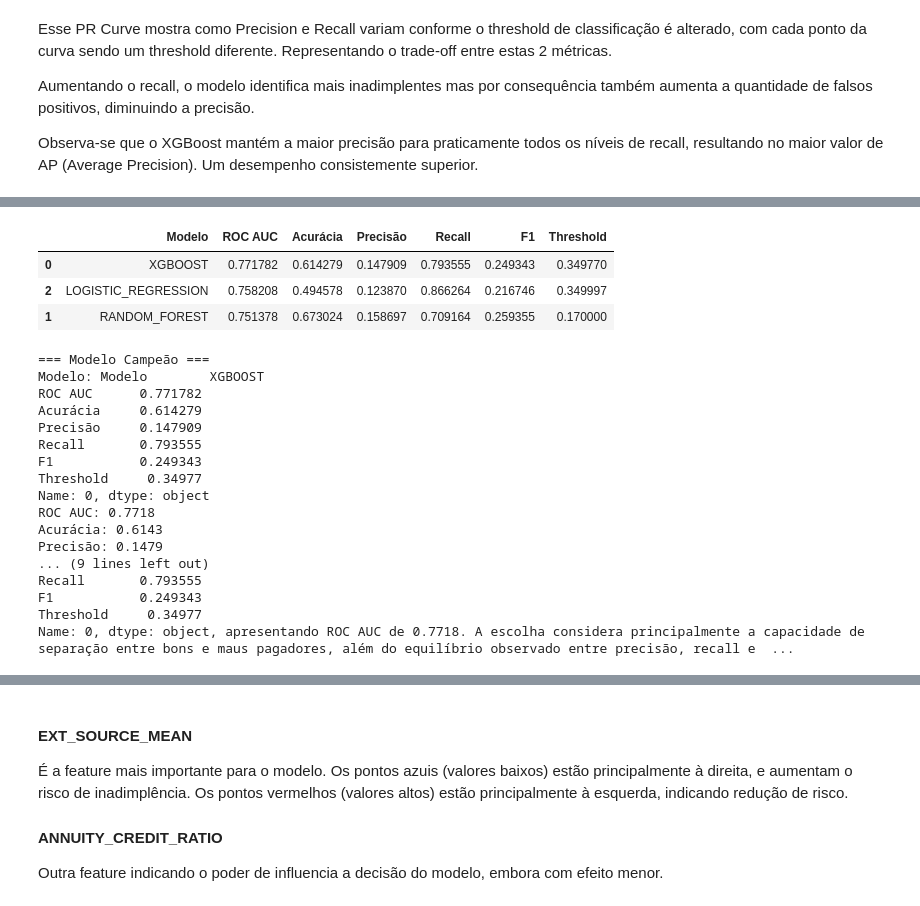
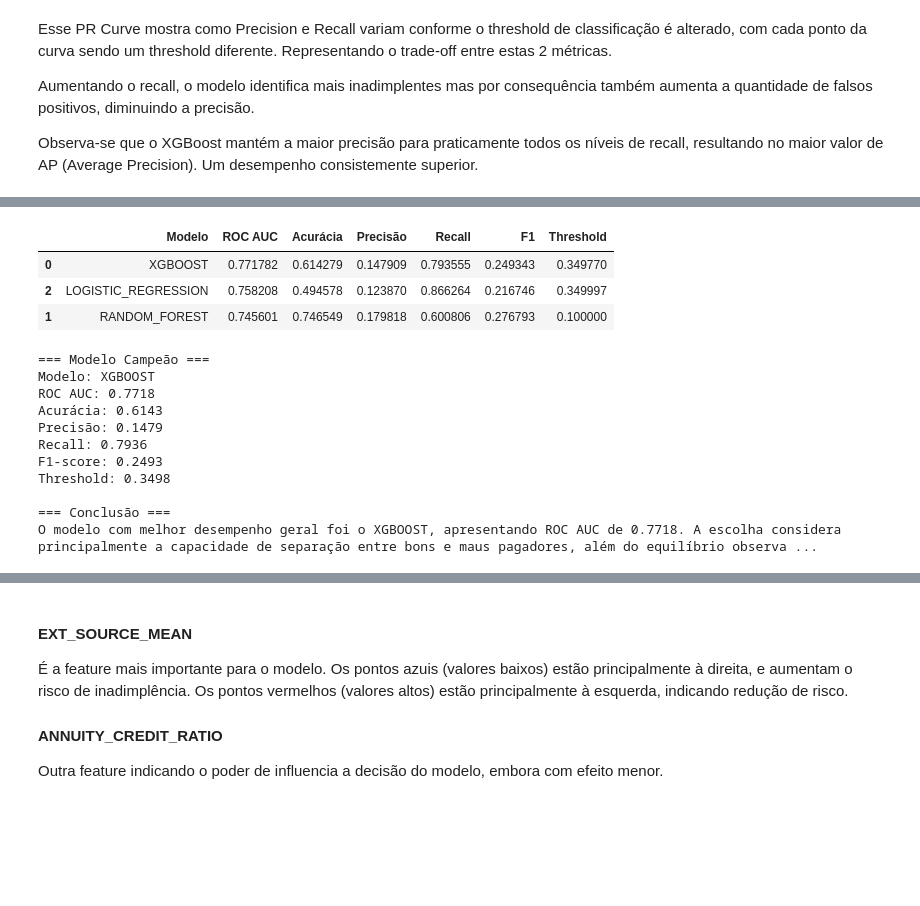
Before and after one commit to luccascruz/projeto-ml-labdata, a Jupyter notebook: Model/evaluation.ipynb, the cells around one changed output, grey strips where cells are left out. Drawn from its saved outputs; the diff is of its cells as text; code cells hidden in the pictures; blank space fills up the shorter version.

```diff
--- a/Model/evaluation.ipynb
+++ b/Model/evaluation.ipynb
@@ -294,54 +303,48 @@ Carregando: models/RANDOM_FOREST/model.pkl
 # %%
 # --- CÉLULA 9: Conclusão ---
 display(df_resumo)
 best_model = df_resumo.iloc[0]
 # Extrair principais métricas
 nome_modelo = best_model["Modelo"]
 roc_auc = best_model["ROC AUC"]
 acuracia = best_model["Acurácia"]
 precisao = best_model["Precisão"]
 recall = best_model["Recall"]
 f1 = best_model["F1"]
 threshold = best_model["Threshold"]
-#Exibir resumo do modelo campeão
+# Exibir resumo do modelo campeão
 print("=== Modelo Campeão ===")
-print(f"Modelo: {best_model}")
+print(f"Modelo: {nome_modelo}")
 print(f"ROC AUC: {roc_auc:.4f}")
 print(f"Acurácia: {acuracia:.4f}")
 print(f"Precisão: {precisao:.4f}")
 print(f"Recall: {recall:.4f}")
 print(f"F1-score: {f1:.4f}")
 print(f"Threshold: {threshold:.4f}")
-#Texto final interpretativo
+# Texto final interpretativo
 print("\n=== Conclusão ===")
 print(
-    f"O modelo com melhor desempenho geral foi o {best_model}, "
+    f"O modelo com melhor desempenho geral foi o {nome_modelo}, "
     f"apresentando ROC AUC de {roc_auc:.4f}. "
     "A escolha considera principalmente a capacidade de separação entre bons e maus pagadores, "
     "além do equilíbrio observado entre precisão, recall e F1-score."
 )
 # %% [output]
 |  | Modelo | ROC AUC | Acurácia | Precisão | Recall | F1 | Threshold |
 | 0 | XGBOOST | 0.771782 | 0.614279 | 0.147909 | 0.793555 | 0.249343 | 0.349770 |
 | 2 | LOGISTIC_REGRESSION | 0.758208 | 0.494578 | 0.123870 | 0.866264 | 0.216746 | 0.349997 |
-| 1 | RANDOM_FOREST | 0.751378 | 0.673024 | 0.158697 | 0.709164 | 0.259355 | 0.170000 |
+| 1 | RANDOM_FOREST | 0.745601 | 0.746549 | 0.179818 | 0.600806 | 0.276793 | 0.100000 |
 === Modelo Campeão ===
-Modelo: Modelo        XGBOOST
-ROC AUC      0.771782
-Acurácia     0.614279
-Precisão     0.147909
-Recall       0.793555
-F1           0.249343
-Threshold     0.34977
-Name: 0, dtype: object
+Modelo: XGBOOST
 ROC AUC: 0.7718
 Acurácia: 0.6143
 Precisão: 0.1479
-... (9 lines left out)
-Recall       0.793555
-F1           0.249343
-Threshold     0.34977
-Name: 0, dtype: object, apresentando ROC AUC de 0.7718. A escolha considera principalmente a capacidade de separação entre bons e maus pagadores, além do equilíbrio observado entre precisão, recall e  ...
+Recall: 0.7936
+F1-score: 0.2493
+Threshold: 0.3498
+
+=== Conclusão ===
+O modelo com melhor desempenho geral foi o XGBOOST, apresentando ROC AUC de 0.7718. A escolha considera principalmente a capacidade de separação entre bons e maus pagadores, além do equilíbrio observa ...
 # %%
 # --- CÉLULA 10: Interpretabilidade com SHAP ---
 import shap
```
Also changed, not shown: parts of 9 cells of this notebook, 2 other files.
